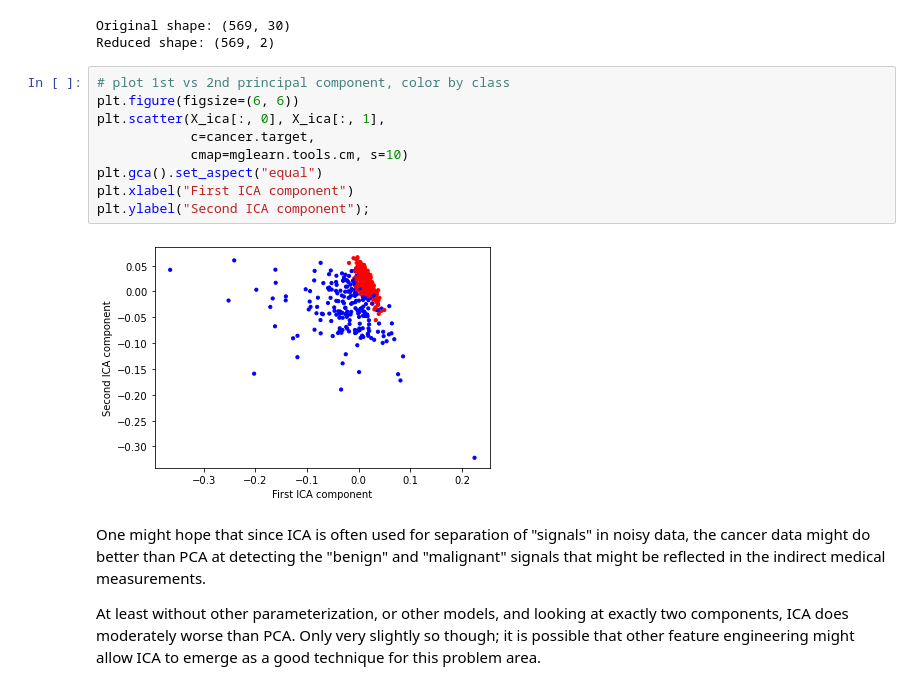
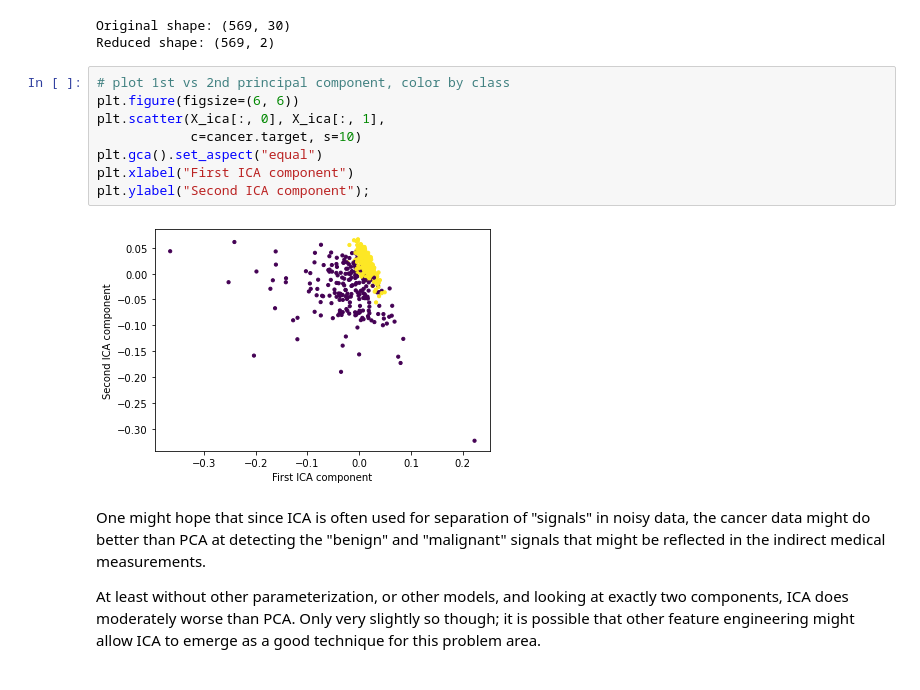
Before and after one commit to DavidMertz/ML-Webinar, a Jupyter notebook: Decomposition.ipynb, the cells around one changed output. Saved outputs shown, nothing was run; the diff lists cells and outputs as text.

```diff
--- a/Decomposition.ipynb
+++ b/Decomposition.ipynb
@@ -306,14 +303,13 @@ Reduced shape: (569, 2)
 # %%
 # plot 1st vs 2nd principal component, color by class
 plt.figure(figsize=(6, 6))
 plt.scatter(X_ica[:, 0], X_ica[:, 1],
-            c=cancer.target,
-            cmap=mglearn.tools.cm, s=10)
+            c=cancer.target, s=10)
 plt.gca().set_aspect("equal")
 plt.xlabel("First ICA component")
 plt.ylabel("Second ICA component");
 # %% [output]
-[figure, old version]
+[figure, new version]
 # %% [markdown]
 One might hope that since ICA is often used for separation of "signals" in noisy data, the cancer data might do better than PCA at detecting the "benign" and "malignant" signals that might be reflected in the indirect medical measurements.
 
```
Also changed, not shown: parts of 11 cells of this notebook, 33 other files.
